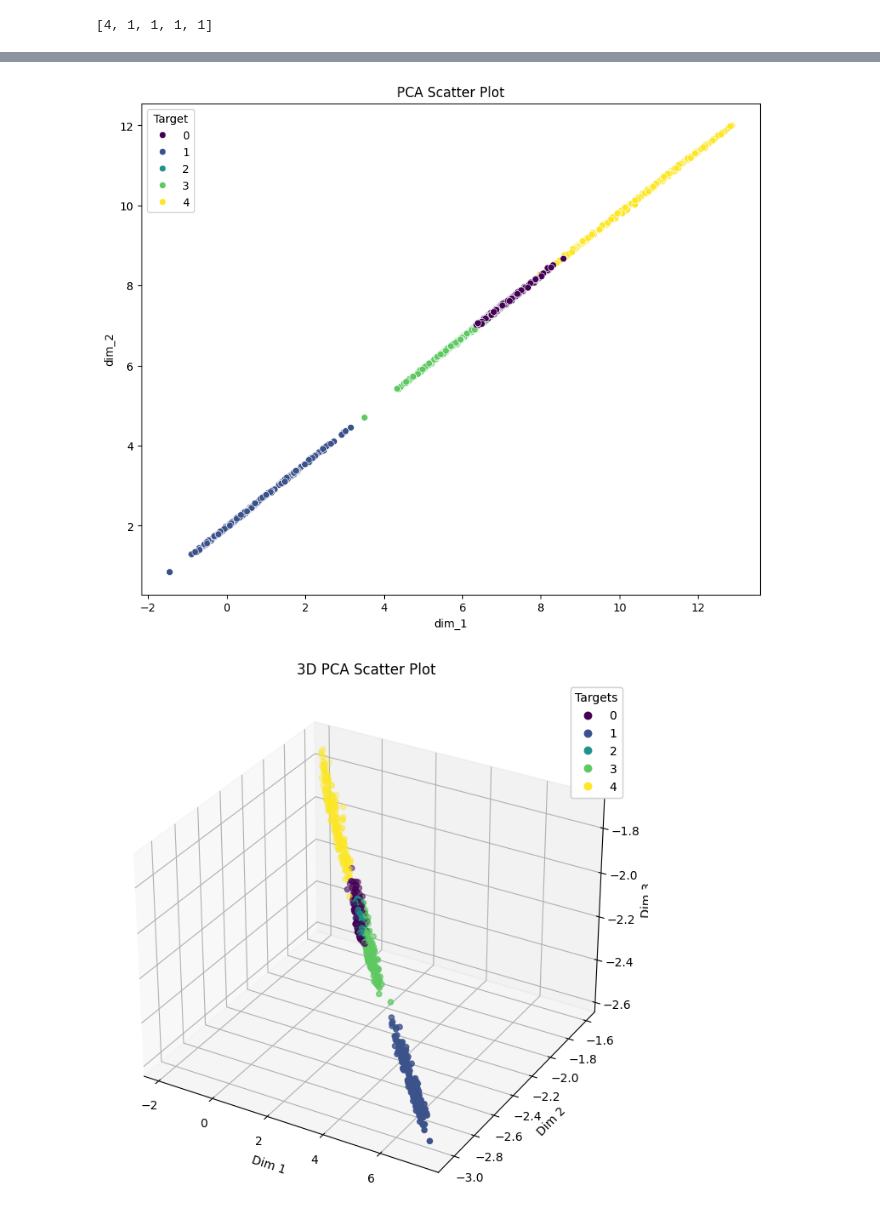
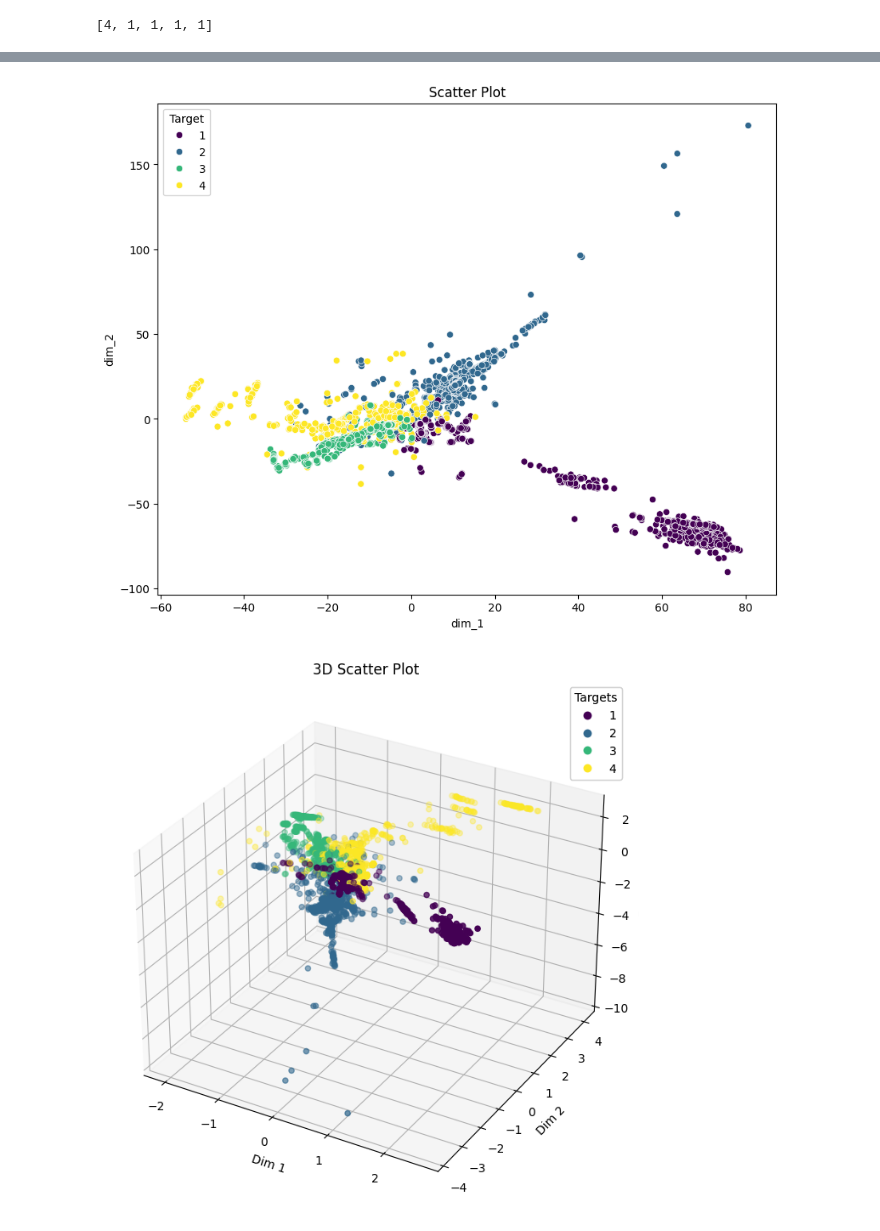
Before and after one commit to KingGeon/ml-testbed, a Jupyter notebook: notebooks/test.ipynb, the cells around one changed output, grey strips where cells are left out. Saved outputs shown, nothing was run; the diff lists cells and outputs as text; code cells hidden in the pictures.

```diff
--- a/notebooks/test.ipynb
+++ b/notebooks/test.ipynb
@@ -19,7 +25,0 @@ checkpoint = torch.load('/home/geon/dev_geon/ml-testbed/src/models/components/my
-# %%
-# 모델 불러오기
-
-loaded_model = CONV_LSTM_Classifier(use_raw = True, use_envelope = True,use_envelope_spectrum = False,  use_stat= True, dense1_out_size = 64, output_size = 5)
-
-# 모델 가중치 불러오기
-loaded_model.load_state_dict(torch.load('/home/geon/dev_geon/ml-testbed/src/models/components/my_model_weights.pth'))
@@ -252,7 +312,7 @@ for motor_power in test_motor_power:
 print(fault_type_count_list)
 
 for motor_power in tqdm.tqdm(test_motor_power, desc='Processing Motor Powers'):
-    test_rms_list, test_motor_data, test_motor_targets = process_motor_power(root, motor_power, 50, fault_type_count_list)
+    test_motor_data, test_motor_targets = process_motor_power(root, motor_power, 50, fault_type_count_list)
 # %% [output]
 [4, 1, 1, 1, 1]
 # %%
@@ -322,7 +361,7 @@ for motor_power in tqdm.tqdm(val_motor_power, desc='Processing Motor Powers'):
 # %%
 
 test_stacked_array = np.stack(test_motor_data[:],axis = 0)
-val_stacked_array = np.stack(val_motor_data[:],axis = 0)
+val_stacked_array = np.stack(val_data_list[:],axis = 0)
 # %%
 
 test_hi = loaded_model.forward(torch.Tensor(test_stacked_array))
@@ -450,7 +551,7 @@ import matplotlib.pyplot as plt
 
 # 임베딩 결과와 타겟 레이블 데이터 예시 (임의로 생성)
 val_embeddings =val_bye.detach().numpy()  # requires_grad=False로 설정한 데이터
-val_target_labels = val_motor_targets  # 타겟 레이블 리스트
+val_target_labels = val_target_list  # 타겟 레이블 리스트
 
 
 
@@ -462,46 +563,59 @@ plt.figure(figsize=(10, 8))
 sns.scatterplot(data=df, x='dim_1', y='dim_2', hue='Target', palette='viridis')
 
 # 그래프 제목 추가
-plt.title('PCA Scatter Plot')
+plt.title('Scatter Plot')
 
 # 그래프 표시
 plt.show()
 # %% [output]
-[figure, old version]
+[figure, new version]
+# %%
+from sklearn.preprocessing import StandardScaler
+from sklearn.neighbors import KNeighborsClassifier
+from sklearn.metrics import accuracy_score, f1_score
+
+# StandardScaler를 초기화합니다.
+scaler = StandardScaler()
+X_scaled = scaler.fit_transform(val_embeddings)
+# X 데이터를 스케일링합니다.
+
+y = val_target_labels
+# test_embeddings도 동일한 평균과 표준 편차를 사용하여 스케일링합니다.
+test_embeddings_scaled = scaler.transform(pd.DataFrame(test_embeddings))
 # %%
 import pandas as pd
 import matplotlib.pyplot as plt
 from mpl_toolkits.mplot3d import Axes3D
 
 # Assuming val_embeddings has at least three dimensions
 df = pd.DataFrame(data={
-    'dim_1': val_embeddings[:, 2],
-    'dim_2': val_embeddings[:, 3],
-    'dim_3': val_embeddings[:, 4],
-    'Target': val_target_labels[:]
+    'dim_1': X_scaled[:, 2],
+    'dim_2': X_scaled[:, 3],
+    'dim_3': X_scaled[:, 4],
+    'Target': val_target_list[:]
 })
 
 # Create a 3D scatter plot
 fig = plt.figure(figsize=(10, 8))
 ax = fig.add_subplot(111, projection='3d')
 
 # Using scatter plot
 scatter = ax.scatter(df['dim_1'], df['dim_2'], df['dim_3'], c=df['Target'], cmap='viridis')
 
 # Adding a color bar
 legend1 = ax.legend(*scatter.legend_elements(), loc="upper right", title="Targets")
 ax.add_artist(legend1)
 
 # Add labels and title
 ax.set_xlabel('Dim 1')
 ax.set_ylabel('Dim 2')
 ax.set_zlabel('Dim 3')
-plt.title('3D PCA Scatter Plot')
+plt.title('3D Scatter Plot')
 
 # Show plot
 plt.show()
 # %% [output]
-[figure, old version]
+[figure, new version]
 # %%
 import pandas as pd
 import matplotlib.pyplot as plt
```
Also changed, not shown: parts of 28 cells of this notebook, 39 other files.
